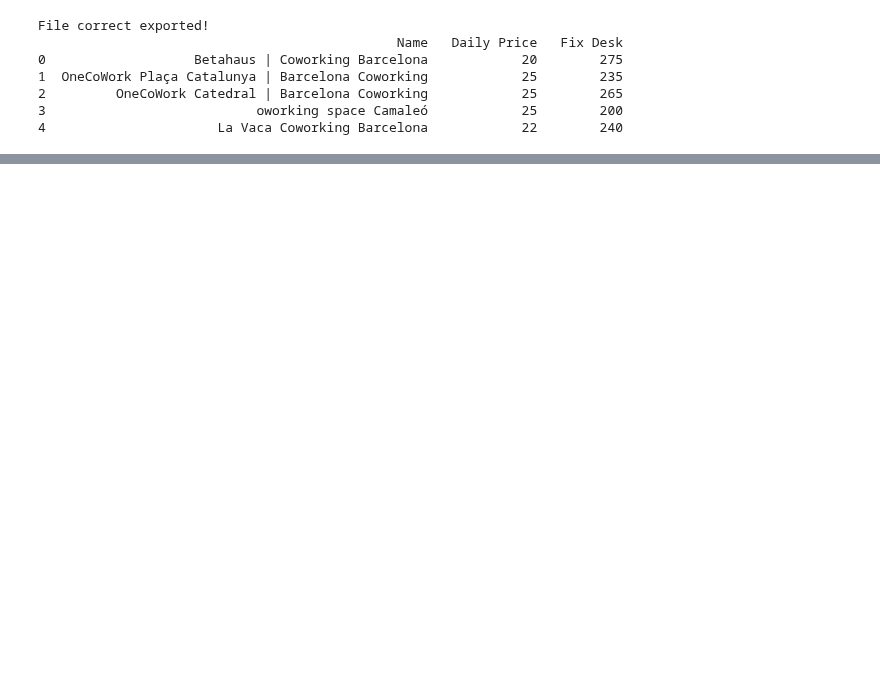
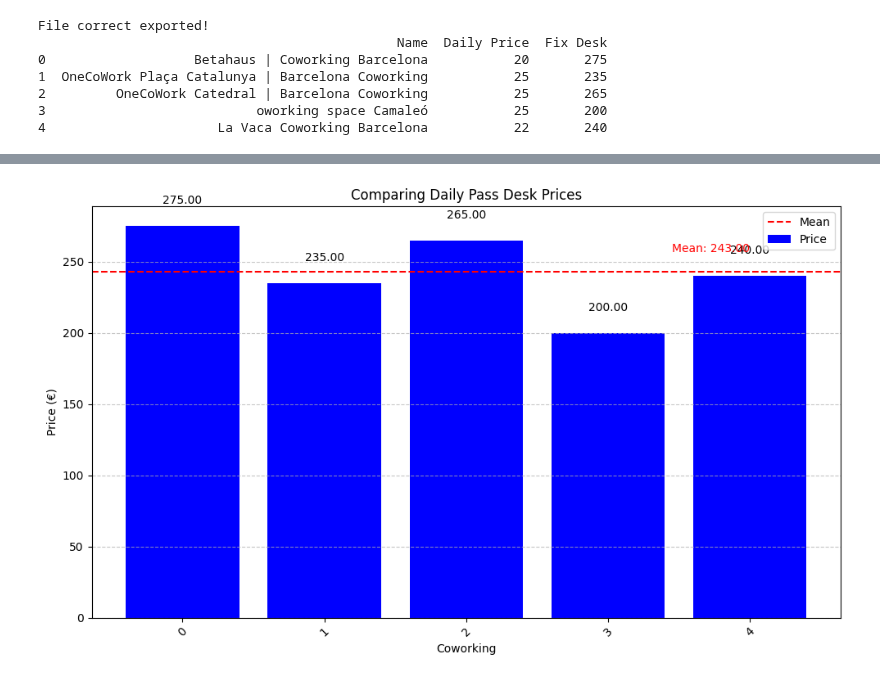
Before and after one commit to GabrielFersPin/Coworking, a Jupyter notebook: notebooks/comparing_prices_barcelona.ipynb, the cells around one changed output, grey strips where cells are left out. Drawn from its saved outputs; the diff is of its cells as text; code cells hidden in the pictures; blank space fills up the shorter version.

```diff
--- a/notebooks/comparing_prices_barcelona.ipynb
+++ b/notebooks/comparing_prices_barcelona.ipynb
@@ -58,0 +55,36 @@ ValueError: The column 'Daily Price' is missing in the dataset.
+# %%
+import pandas as pd
+import matplotlib.pyplot as plt
+
+# Ensure numeric values
+barcelona_prices['Fix Desk'] = pd.to_numeric(barcelona_prices['Fix Desk'], errors='coerce')
+
+data = barcelona_prices['Fix Desk']
+
+# Plotting
+fig, ax = plt.subplots(figsize=(10, 6))
+ax.bar(data.index, data, color='blue', label='Price')
+
+# Mean line
+mean_line = data.mean()
+ax.axhline(y=mean_line, color='red', linestyle='--', label='Mean')
+
+# Annotate each bar
+for i, v in enumerate(data):
+    ax.text(i, v + (0.05 * max(data)), f'{v:.2f}', ha='center', va='bottom')
+
+# Annotate mean line
+ax.text(len(data) - 1, mean_line + (0.05 * max(data)), f'Mean: {mean_line:.2f}', color='red', ha='right')
+
+# Labels and formatting
+plt.title('Comparing Daily Pass Desk Prices')
+plt.xlabel('Coworking')
+plt.ylabel('Price (€)')
+plt.xticks(rotation=45)
+plt.grid(axis='y', linestyle='--', alpha=0.7)
+plt.legend()
+plt.tight_layout()
+
+plt.show()
+# %% [output]
+[figure, added]
```
Also changed, not shown: parts of 1 cell of this notebook, 2 other files.
